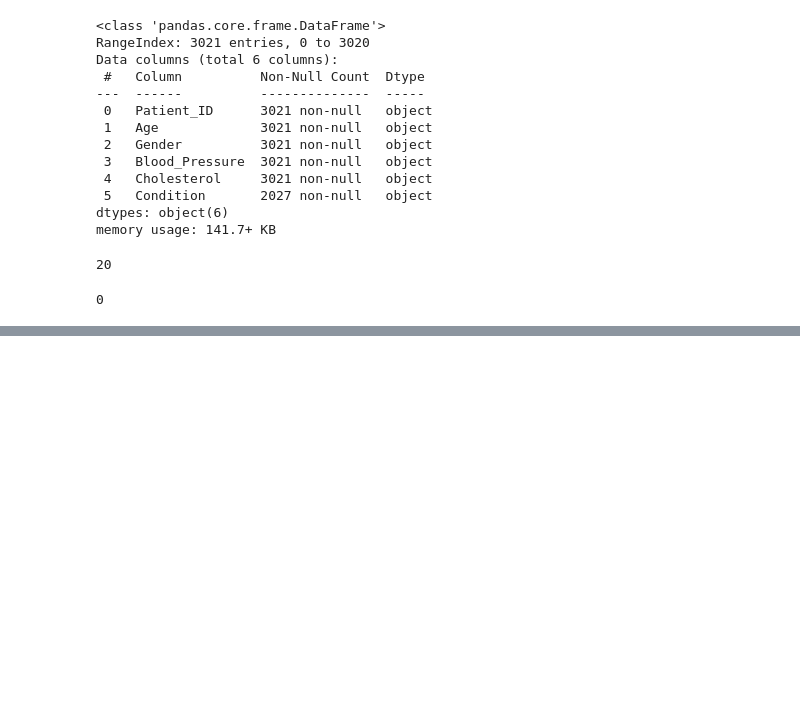
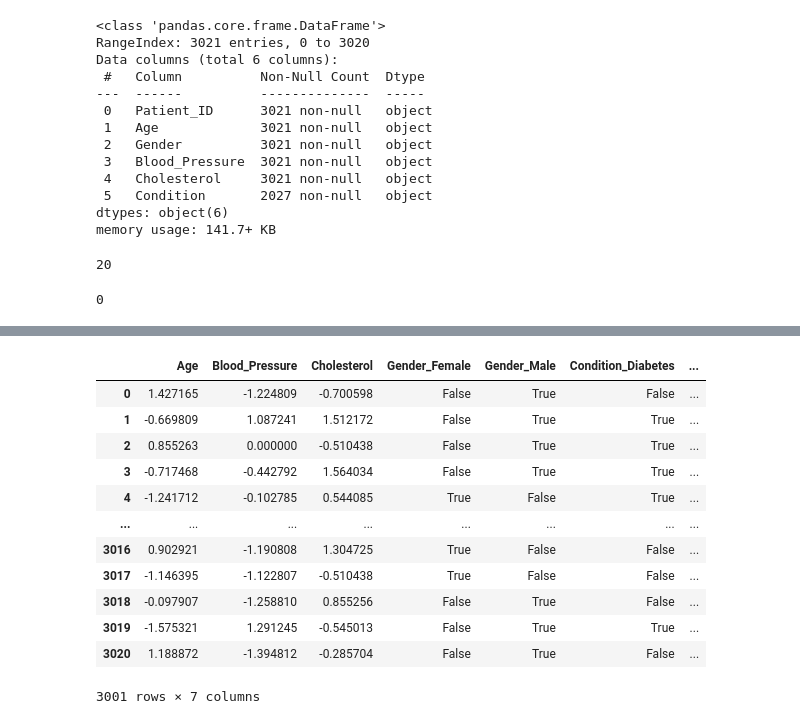
Before and after one commit to srikanthravipati27/ml, a Jupyter notebook: DataPreprocessing_Healthcare.ipynb, the cells around one changed output, grey strips where cells are left out. Cells and saved outputs as stored; diff of their text form; code cells hidden in the pictures; blank space fills up the shorter version.

```diff
--- a/DataPreprocessing_Healthcare.ipynb
+++ b/DataPreprocessing_Healthcare.ipynb
@@ -158,0 +155,17 @@ data.head()
+# %%
+
+data
+# %% [output]
+|  | Age | Blood_Pressure | Cholesterol | Gender_Female | Gender_Male | Condition_Diabetes | ... |
+| 0 | 1.427165 | -1.224809 | -0.700598 | False | True | False | ... |
+| 1 | -0.669809 | 1.087241 | 1.512172 | False | True | True | ... |
+| 2 | 0.855263 | 0.000000 | -0.510438 | False | True | True | ... |
+| 3 | -0.717468 | -0.442792 | 1.564034 | False | True | True | ... |
+| 4 | -1.241712 | -0.102785 | 0.544085 | True | False | True | ... |
+| ... | ... | ... | ... | ... | ... | ... | ... |
+| 3016 | 0.902921 | -1.190808 | 1.304725 | True | False | False | ... |
+| 3017 | -1.146395 | -1.122807 | -0.510438 | True | False | False | ... |
+| 3018 | -0.097907 | -1.258810 | 0.855256 | False | True | False | ... |
+| 3019 | -1.575321 | 1.291245 | -0.545013 | False | True | True | ... |
+| 3020 | 1.188872 | -1.394812 | -0.285704 | False | True | False | ... |
+3001 rows × 7 columns
```
Also changed, not shown: parts of 13 cells of this notebook.
